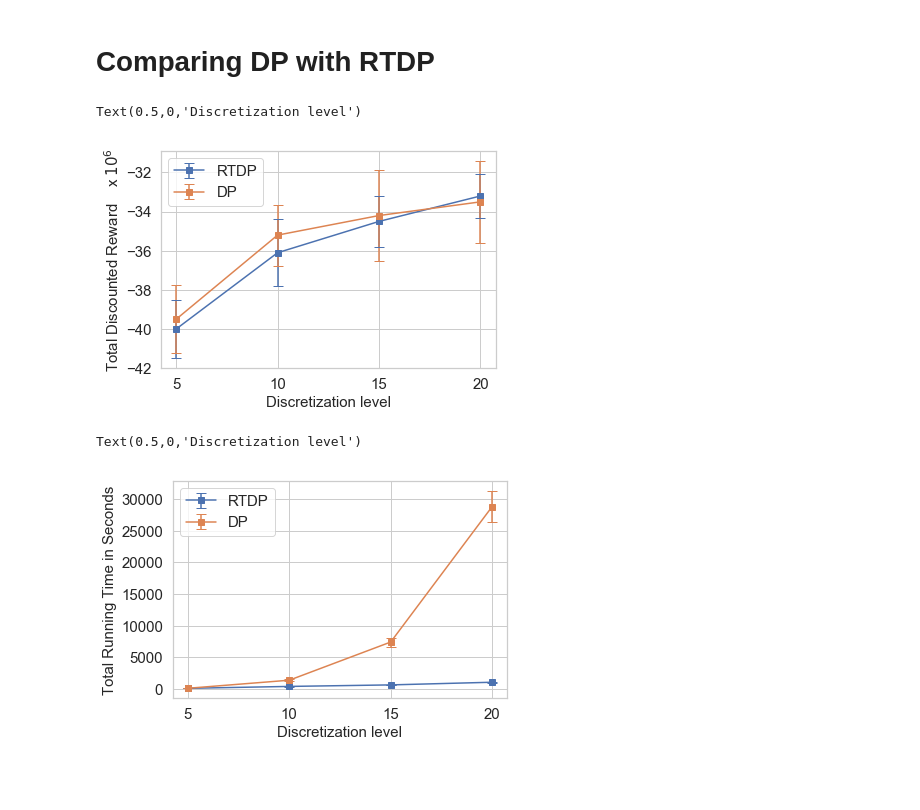
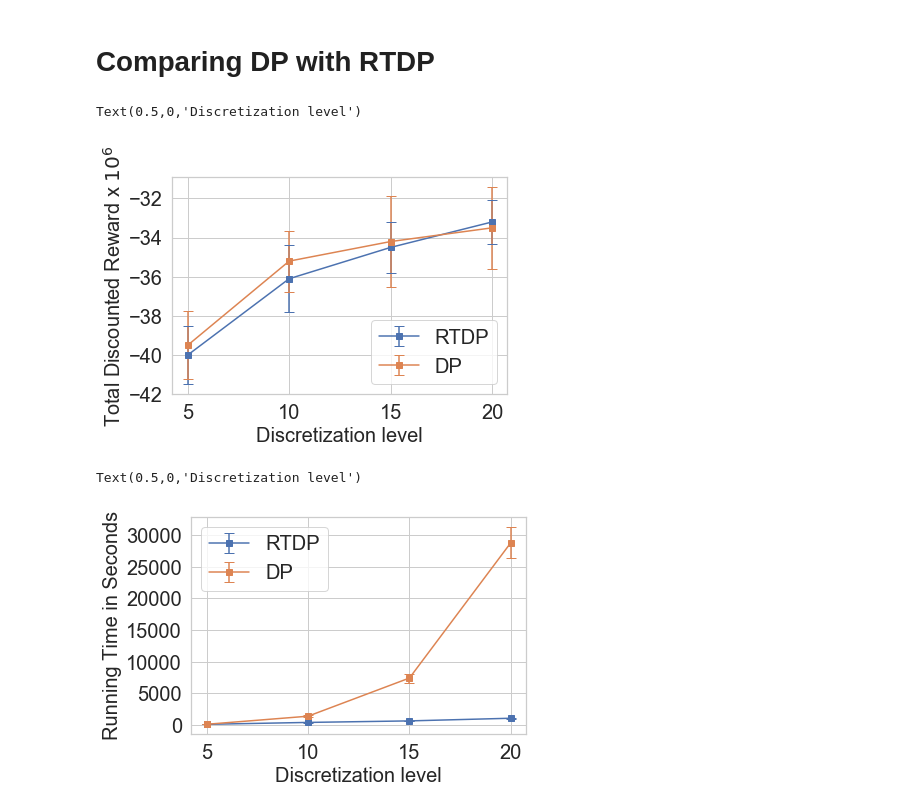
Before and after one commit to kadysongbb/drmdp, a Jupyter notebook: 20210629_plot.ipynb, the cells around one changed output. Drawn from its saved outputs; the diff is of its cells as text; code cells hidden in the pictures; blank space fills up the shorter version.

```diff
--- a/20210629_plot.ipynb
+++ b/20210629_plot.ipynb
@@ -642,32 +642,32 @@ Text(0.5,0,'Stage')
 # %%
 from scipy.interpolate import interp1d
 import numpy as np
 import matplotlib.pyplot as plt
 import seaborn as sns
 
 sns.set()
 sns.set_style("whitegrid")
 
 rtdp_avg_reward = [-40, -36.1, -34.5, -33.2]
 rtdp_std = [1.5, 1.7, 1.3, 1.1]
 dp_avg_reward = [-39.5, -35.2, -34.2, -33.5]
 dp_std = [1.73, 1.56, 2.31, 2.1]
 
 x = [5,10,15,20]
 
 plt.figure()
 plt.errorbar(x, rtdp_avg_reward, rtdp_std, label = 'RTDP', marker='s', capsize = 5, color = blue)
 plt.errorbar(x, dp_avg_reward, dp_std, label = 'DP', marker='s', capsize = 5, color = orange)
 
-plt.legend(fontsize = 15)
+plt.legend(fontsize = 20)
 plt.xticks([5, 10, 15, 20])
-plt.xticks(fontsize= 15)
-plt.yticks(fontsize= 15)
-plt.ylabel('Total Discounted Reward    x $10^6$', fontsize = 15)
-plt.xlabel('Discretization level', fontsize = 15)
+plt.xticks(fontsize= 20)
+plt.yticks(fontsize= 20)
+plt.ylabel('Total Discounted Reward x $10^6$', fontsize = 20)
+plt.xlabel('Discretization level', fontsize = 20)
 # %% [output]
 Text(0.5,0,'Discretization level')
-[figure, old version]
+[figure, new version]
 # %%
 from scipy.interpolate import interp1d
 import numpy as np
@@ -688,12 +688,12 @@ plt.figure()
 plt.errorbar(x, rtdp_avg_reward, rtdp_std, label = 'RTDP', marker='s', capsize = 5, color = blue)
 plt.errorbar(x, dp_avg_reward, dp_std, label = 'DP', marker='s', capsize = 5, color = orange)
 
-plt.legend(fontsize = 15)
+plt.legend(fontsize = 20)
 plt.xticks([5, 10, 15, 20])
-plt.xticks(fontsize= 15)
-plt.yticks(fontsize= 15)
-plt.ylabel('Total Running Time in Seconds', fontsize = 15)
-plt.xlabel('Discretization level', fontsize = 15)
+plt.xticks(fontsize= 20)
+plt.yticks(fontsize= 20)
+plt.ylabel('Running Time in Seconds', fontsize = 20)
+plt.xlabel('Discretization level', fontsize = 20)
 # %% [output]
 Text(0.5,0,'Discretization level')
-[figure, old version]
+[figure, new version]
```
